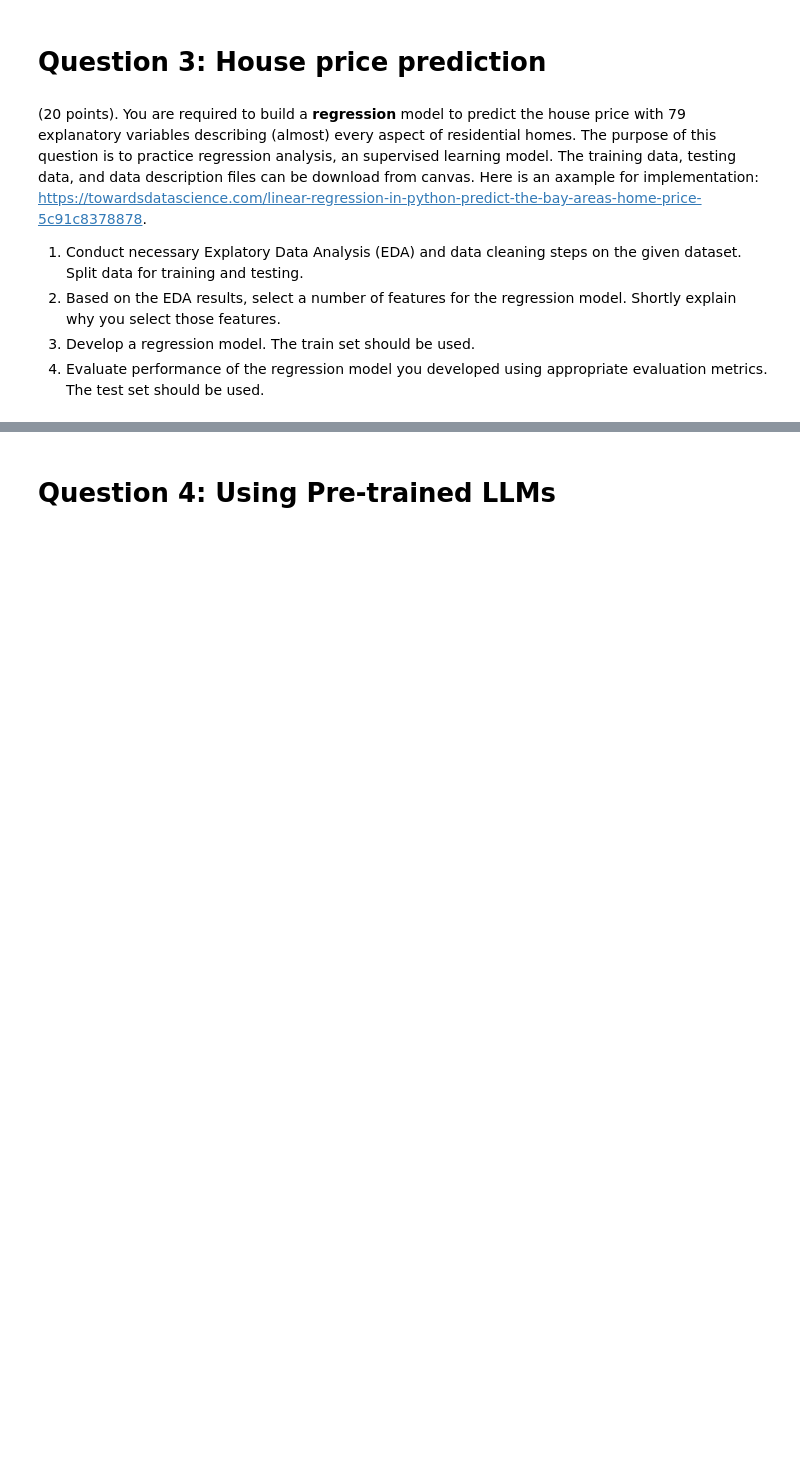
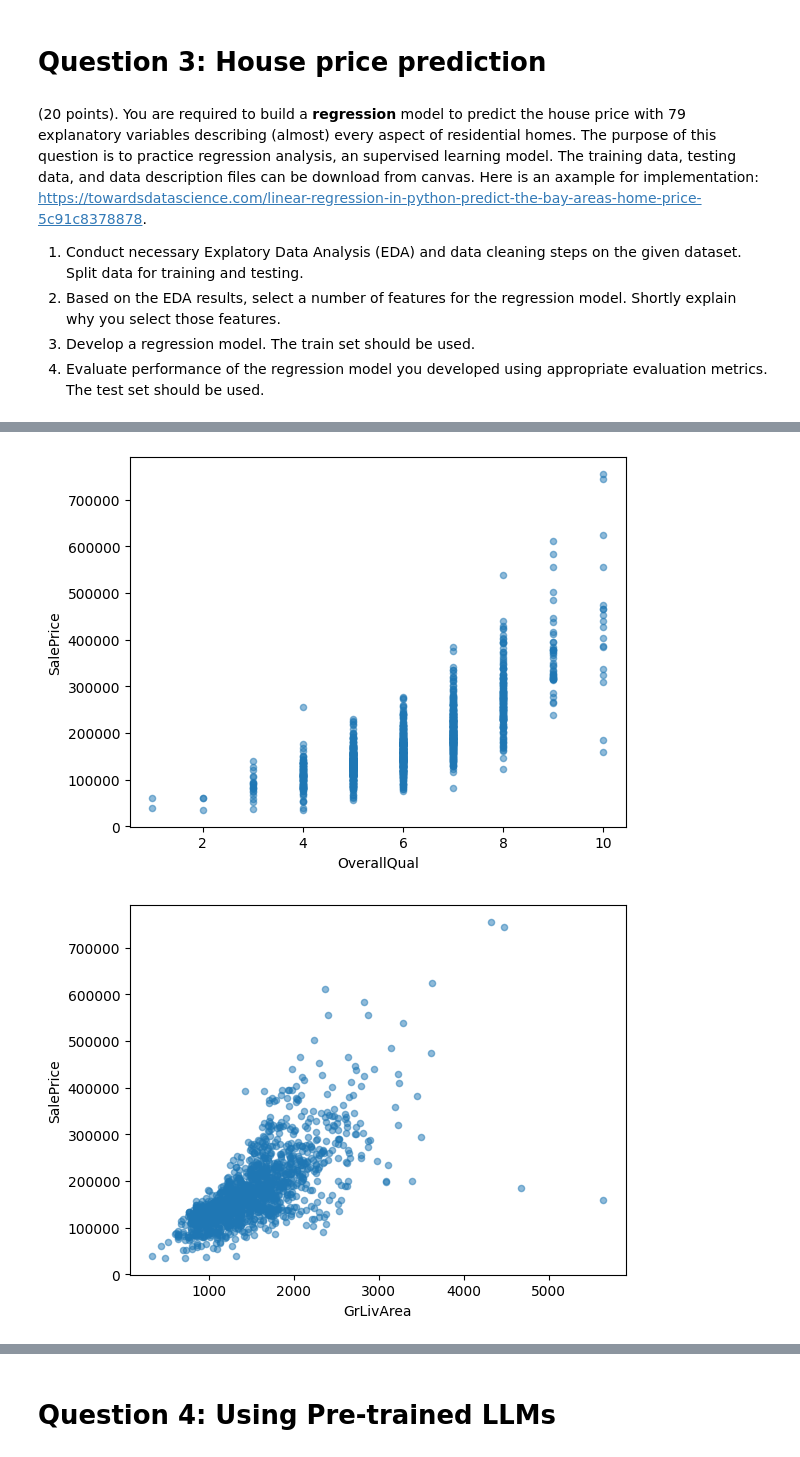
Before and after one commit to kahosadi/INFO5731_Spring_2024, a Jupyter notebook: Christopher_Nelfrits_Assignment_04.ipynb, the cells around one changed output, grey strips where cells are left out. Drawn from its saved outputs; the diff is of its cells as text; code cells hidden in the pictures; blank space fills up the shorter version.

```diff
--- a/Christopher_Nelfrits_Assignment_04.ipynb
+++ b/Christopher_Nelfrits_Assignment_04.ipynb
@@ -326,0 +441,11 @@ Warning: Total number of columns (81) exceeds max_columns (20) limiting to first
+# %%
+#well OverallQual obviously has a strong correlation to the SalePrice. However the variable prevents us to to see the bigger picture. So let's work on the ratio data, such as GrLivArea
+
+house_train.plot(kind="scatter", x="OverallQual", y="SalePrice", alpha=0.5)
+plt.savefig('scatter.png')
+
+house_train.plot(kind="scatter", x="GrLivArea", y="SalePrice", alpha=0.5)
+plt.savefig('scatter.png')
+# %% [output]
+[figure, added]
+[figure, added]
```
Also changed, not shown: parts of 21 cells of this notebook.
